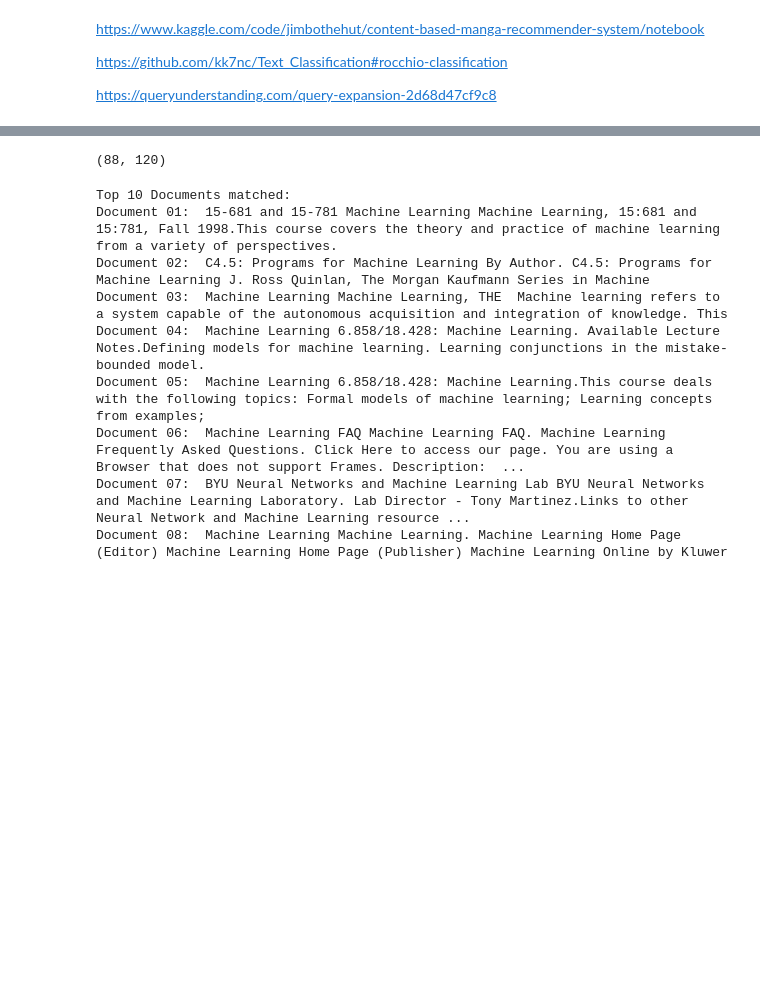
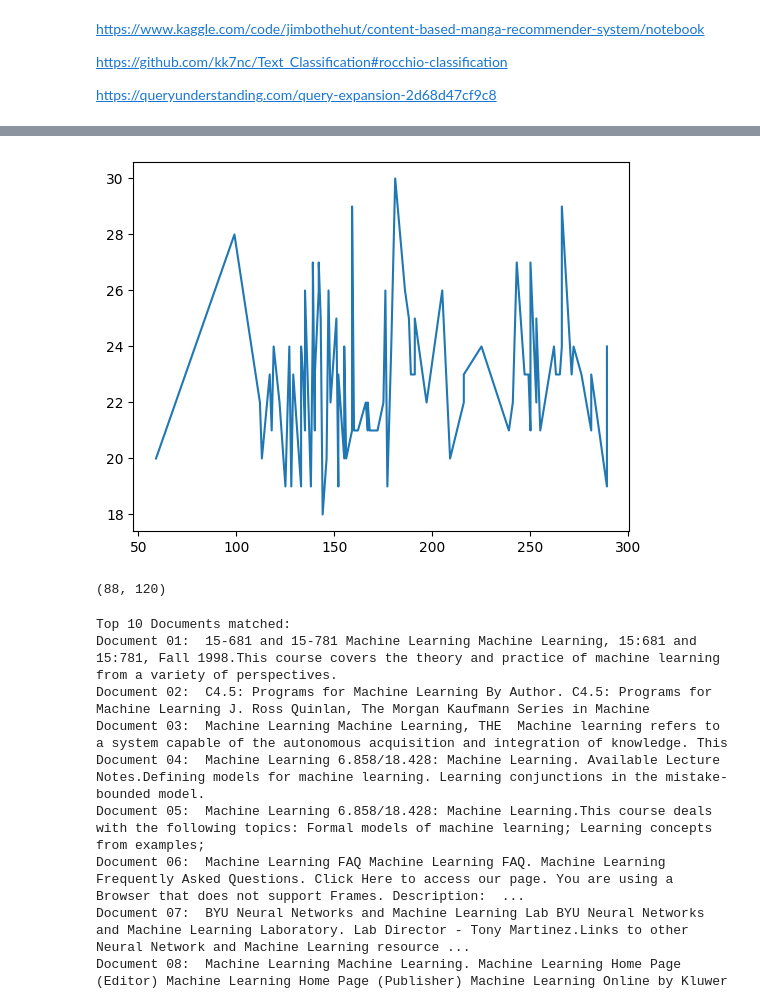
Before and after one commit to Life-Without-Life/is-awesome, a Jupyter notebook: IR_Rocchio_Relevance_&_Topic_Modelling.ipynb, the cells around one changed output, grey strips where cells are left out. Saved outputs shown, nothing was run; the diff lists cells and outputs as text; code cells hidden in the pictures; blank space fills up the shorter version.

```diff
--- a/IR_Rocchio_Relevance_&_Topic_Modelling.ipynb
+++ b/IR_Rocchio_Relevance_&_Topic_Modelling.ipynb
@@ -53,6 +59,6 @@ keywords = open("keywords.txt").readlines()
 keywords = [x.strip() for x in keywords]
 # %%
-documents = open("documents.txt", encoding='utf-8-sig').read().split('\n\n')
+documents = open("/gdrive/MyDrive/documents.txt", encoding='utf-8-sig').read().split('\n\n')
 documents = [x.replace('\n', ' ').replace('...', '').replace('�', '').replace('.  ', '.') for x in documents]
 # %%
 process_docs = [preprocess(x).lower() for x in documents]
@@ -88,7 +96,12 @@ def heaps_plot(doc):
             l.append(j)
         frequency.append([f, c])
     frequency.sort(reverse = True)
-    plt.plot(frequency[:][0], frequency[:][1])
+    x, y = [t[0] for t in frequency], [t[1] for t in frequency]
+    plt.plot(x,y)
+# %%
+heaps_plot(process_docs)
+# %% [output]
+[figure, added]
 # %%
 vectorizer = TfidfVectorizer(vocabulary=keywords)
 X = vectorizer.fit_transform(process_docs)
```
Also changed, not shown: parts of 8 cells of this notebook.
